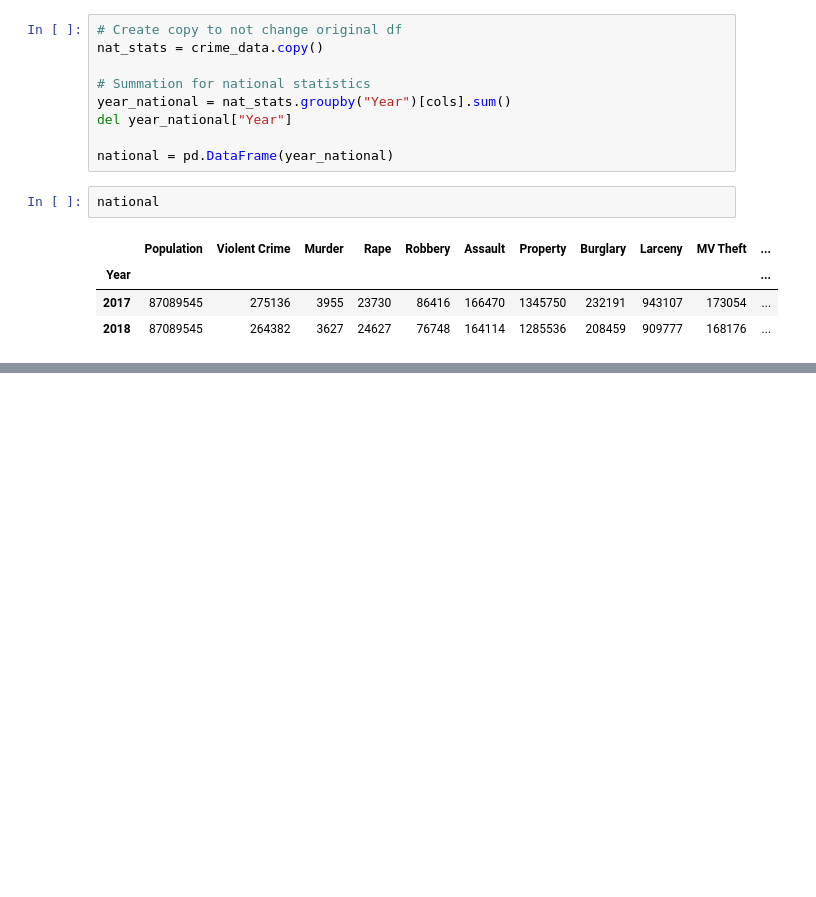
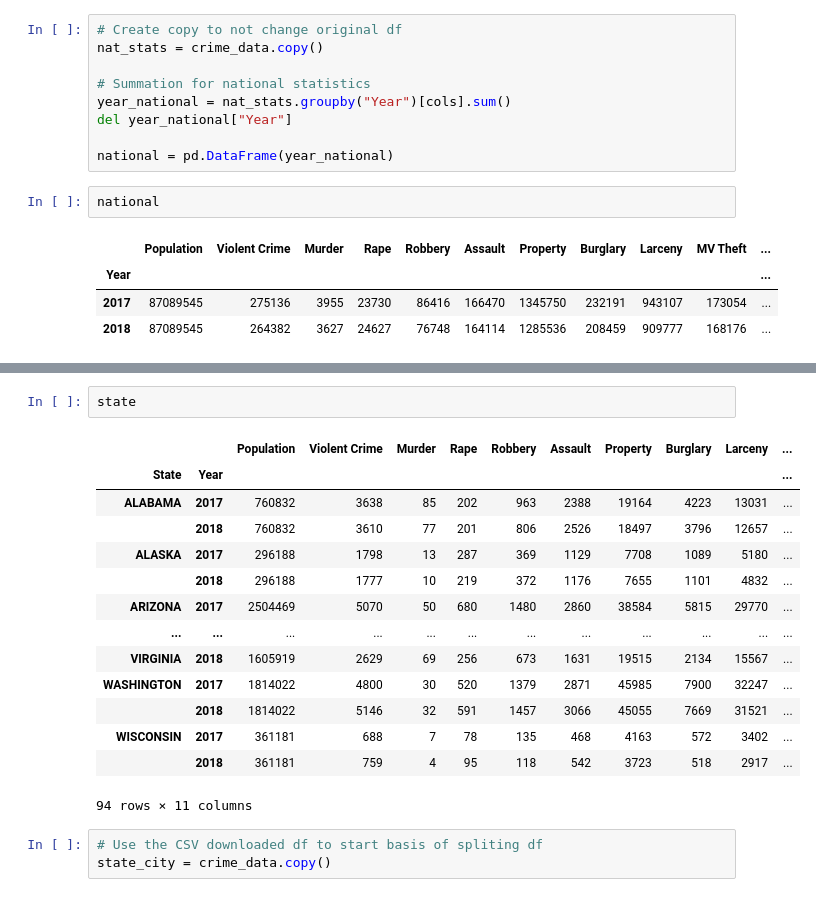
Before and after one commit to livillaranda/Project_1, a Jupyter notebook: JF/JF_REV1_LV.ipynb, the cells around one changed output, grey strips where cells are left out. Drawn from its saved outputs; the diff is of its cells as text; blank space fills up the shorter version.

```diff
--- a/JF/JF_REV1_LV.ipynb
+++ b/JF/JF_REV1_LV.ipynb
@@ -89,0 +110,20 @@ national
+# %%
+state
+# %% [output]
+|  |  | Population | Violent Crime | Murder | Rape | Robbery | Assault | Property | Burglary | Larceny | ... |
+| State | Year |  |  |  |  |  |  |  |  |  | ... |
+| ALABAMA | 2017 | 760832 | 3638 | 85 | 202 | 963 | 2388 | 19164 | 4223 | 13031 | ... |
+|  | 2018 | 760832 | 3610 | 77 | 201 | 806 | 2526 | 18497 | 3796 | 12657 | ... |
+| ALASKA | 2017 | 296188 | 1798 | 13 | 287 | 369 | 1129 | 7708 | 1089 | 5180 | ... |
+|  | 2018 | 296188 | 1777 | 10 | 219 | 372 | 1176 | 7655 | 1101 | 4832 | ... |
+| ARIZONA | 2017 | 2504469 | 5070 | 50 | 680 | 1480 | 2860 | 38584 | 5815 | 29770 | ... |
+| ... | ... | ... | ... | ... | ... | ... | ... | ... | ... | ... | ... |
+| VIRGINIA | 2018 | 1605919 | 2629 | 69 | 256 | 673 | 1631 | 19515 | 2134 | 15567 | ... |
+| WASHINGTON | 2017 | 1814022 | 4800 | 30 | 520 | 1379 | 2871 | 45985 | 7900 | 32247 | ... |
+|  | 2018 | 1814022 | 5146 | 32 | 591 | 1457 | 3066 | 45055 | 7669 | 31521 | ... |
+| WISCONSIN | 2017 | 361181 | 688 | 7 | 78 | 135 | 468 | 4163 | 572 | 3402 | ... |
+|  | 2018 | 361181 | 759 | 4 | 95 | 118 | 542 | 3723 | 518 | 2917 | ... |
+94 rows × 11 columns
+# %%
+# Use the CSV downloaded df to start basis of spliting df
+state_city = crime_data.copy()
```
Also changed, not shown: parts of 10 cells of this notebook, 3 other files.
